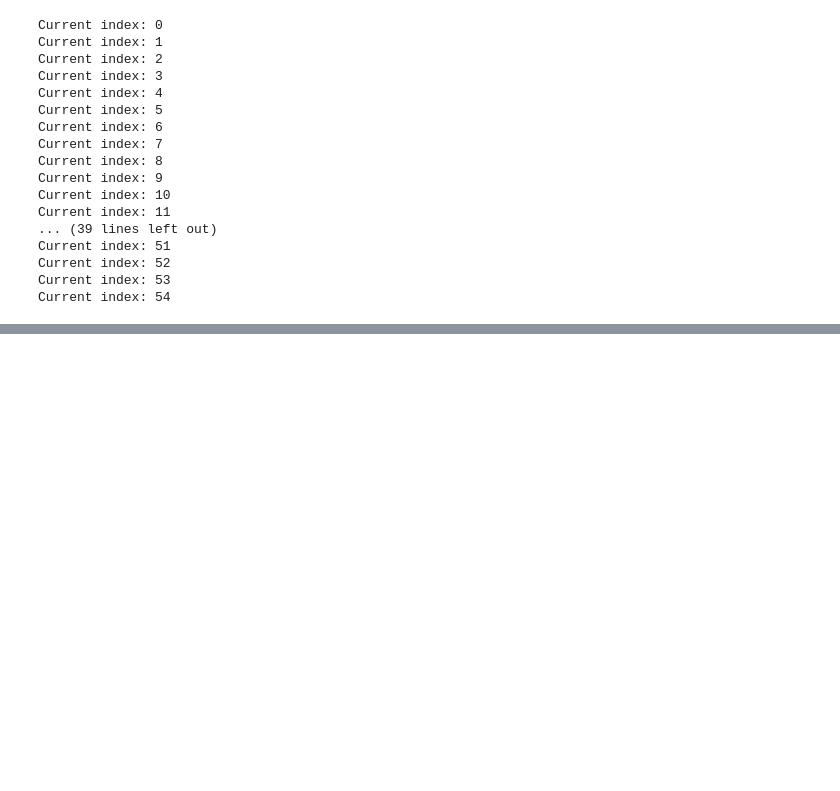
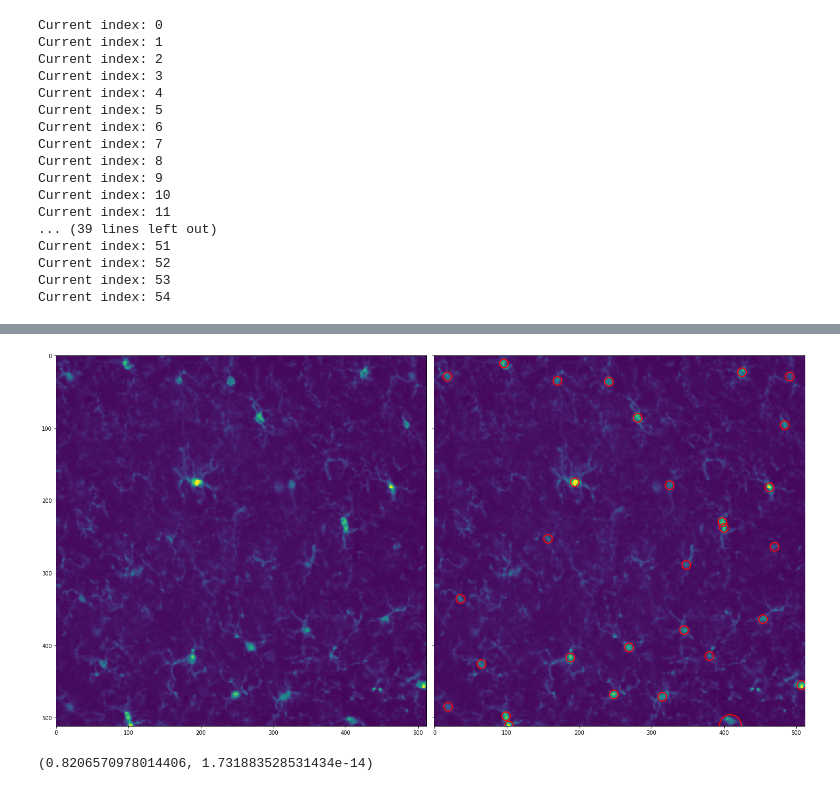
Before and after one commit to CamHolman/cell_counting, a Jupyter notebook: notebooks/testing/20191217_CMH_test_compare_AC_subset.ipynb, the cells around one changed output, grey strips where cells are left out. Cells and saved outputs as stored; diff of their text form; code cells hidden in the pictures; blank space fills up the shorter version.

```diff
--- a/notebooks/testing/20191217_CMH_test_compare_AC_subset.ipynb
+++ b/notebooks/testing/20191217_CMH_test_compare_AC_subset.ipynb
@@ -26,0 +199,2 @@ dfch =
+# %%
+ch2 = cc.collect_cell_counts(subdir, testi = 0, verbose = True)
@@ -26,0 +266,10 @@ dfch =
+# %%
+ch2[1].overlay()
+# %% [output]
+[figure, added]
+# %%
+import scipy as sp
+
+sp.stats.pearsonr(mDF.num_cells, mDF.ac_count)
+# %% [output]
+(0.8206570978014406, 1.731883528531434e-14)
```
Also changed, not shown: parts of 18 cells of this notebook, 5 other files.
